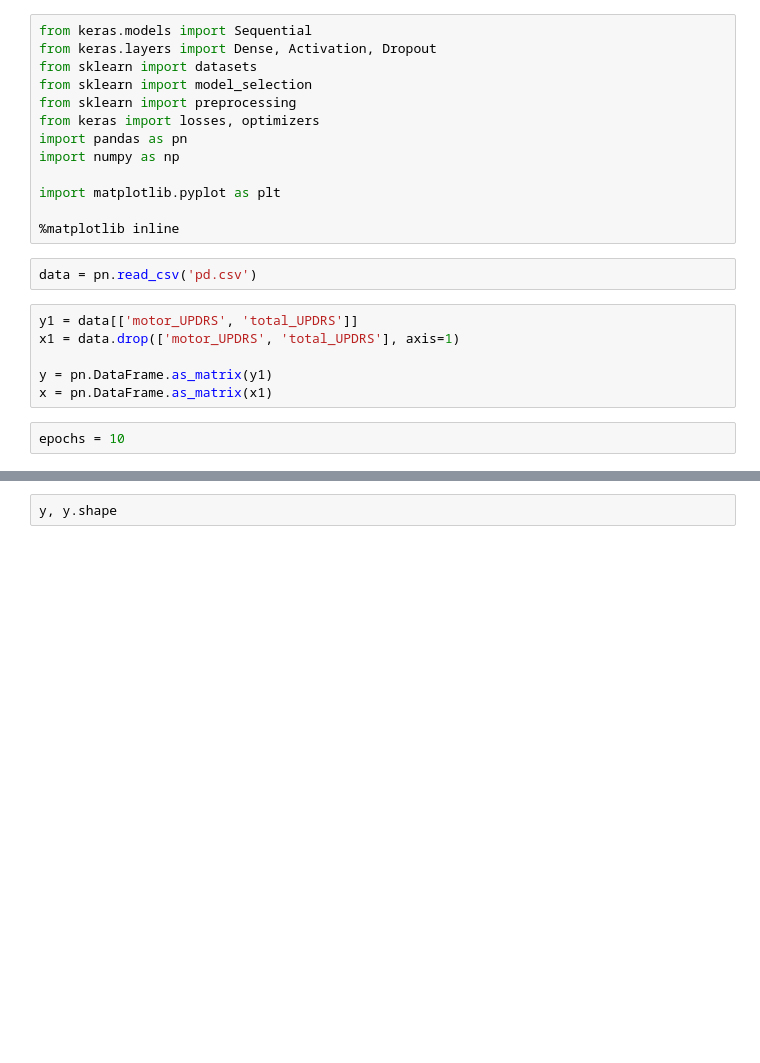
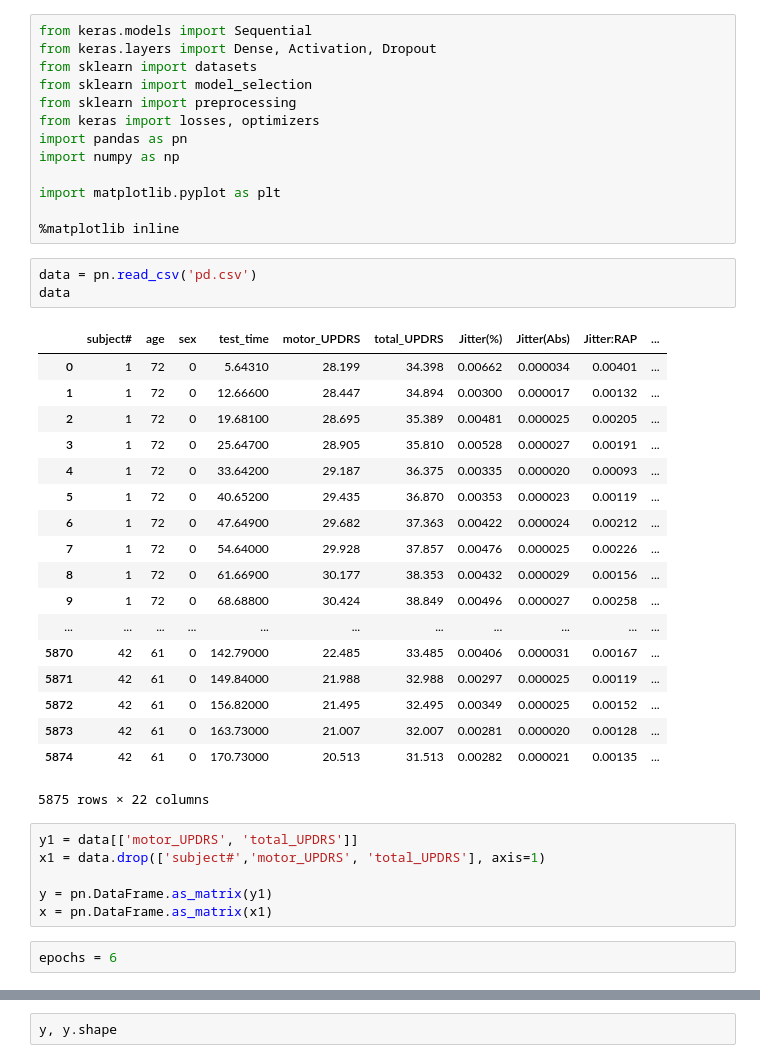
Before and after one commit to karadzic1101/NeuronskeMreze_PD, a Jupyter notebook: Projekat_niz.ipynb, the cells around one changed output, grey strips where cells are left out. Drawn from its saved outputs; the diff is of its cells as text; blank space fills up the shorter version.

```diff
--- a/Projekat_niz.ipynb
+++ b/Projekat_niz.ipynb
@@ -13,14 +13,34 @@ import matplotlib.pyplot as plt
 %matplotlib inline
 # %%
 data = pn.read_csv('pd.csv')
+data
+# %% [output]
+|  | subject# | age | sex | test_time | motor_UPDRS | total_UPDRS | Jitter(%) | Jitter(Abs) | Jitter:RAP | ... |
+| 0 | 1 | 72 | 0 | 5.64310 | 28.199 | 34.398 | 0.00662 | 0.000034 | 0.00401 | ... |
+| 1 | 1 | 72 | 0 | 12.66600 | 28.447 | 34.894 | 0.00300 | 0.000017 | 0.00132 | ... |
+| 2 | 1 | 72 | 0 | 19.68100 | 28.695 | 35.389 | 0.00481 | 0.000025 | 0.00205 | ... |
+| 3 | 1 | 72 | 0 | 25.64700 | 28.905 | 35.810 | 0.00528 | 0.000027 | 0.00191 | ... |
+| 4 | 1 | 72 | 0 | 33.64200 | 29.187 | 36.375 | 0.00335 | 0.000020 | 0.00093 | ... |
+| 5 | 1 | 72 | 0 | 40.65200 | 29.435 | 36.870 | 0.00353 | 0.000023 | 0.00119 | ... |
+| 6 | 1 | 72 | 0 | 47.64900 | 29.682 | 37.363 | 0.00422 | 0.000024 | 0.00212 | ... |
+| 7 | 1 | 72 | 0 | 54.64000 | 29.928 | 37.857 | 0.00476 | 0.000025 | 0.00226 | ... |
+| 8 | 1 | 72 | 0 | 61.66900 | 30.177 | 38.353 | 0.00432 | 0.000029 | 0.00156 | ... |
+| 9 | 1 | 72 | 0 | 68.68800 | 30.424 | 38.849 | 0.00496 | 0.000027 | 0.00258 | ... |
+| ... | ... | ... | ... | ... | ... | ... | ... | ... | ... | ... |
+| 5870 | 42 | 61 | 0 | 142.79000 | 22.485 | 33.485 | 0.00406 | 0.000031 | 0.00167 | ... |
+| 5871 | 42 | 61 | 0 | 149.84000 | 21.988 | 32.988 | 0.00297 | 0.000025 | 0.00119 | ... |
+| 5872 | 42 | 61 | 0 | 156.82000 | 21.495 | 32.495 | 0.00349 | 0.000025 | 0.00152 | ... |
+| 5873 | 42 | 61 | 0 | 163.73000 | 21.007 | 32.007 | 0.00281 | 0.000020 | 0.00128 | ... |
+| 5874 | 42 | 61 | 0 | 170.73000 | 20.513 | 31.513 | 0.00282 | 0.000021 | 0.00135 | ... |
+5875 rows × 22 columns
 # %%
 y1 = data[['motor_UPDRS', 'total_UPDRS']]
-x1 = data.drop(['motor_UPDRS', 'total_UPDRS'], axis=1)
+x1 = data.drop(['subject#','motor_UPDRS', 'total_UPDRS'], axis=1)
 
 y = pn.DataFrame.as_matrix(y1)
 x = pn.DataFrame.as_matrix(x1)
 # %%
-epochs = 10
+epochs = 6
 # %%
 x, x.shape
 # %% [output]
```
Also changed, not shown: parts of 7 cells of this notebook, 4 other files.
